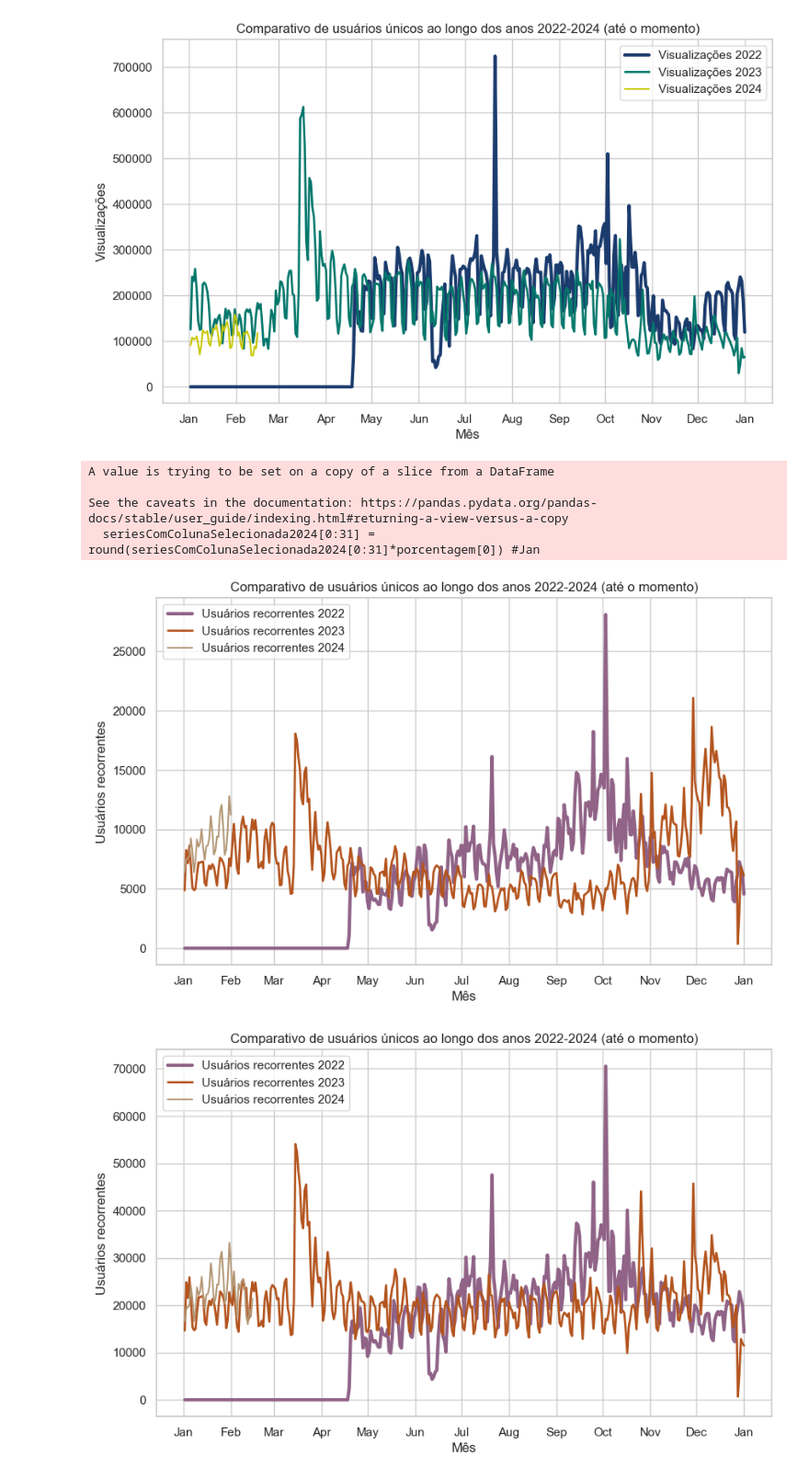
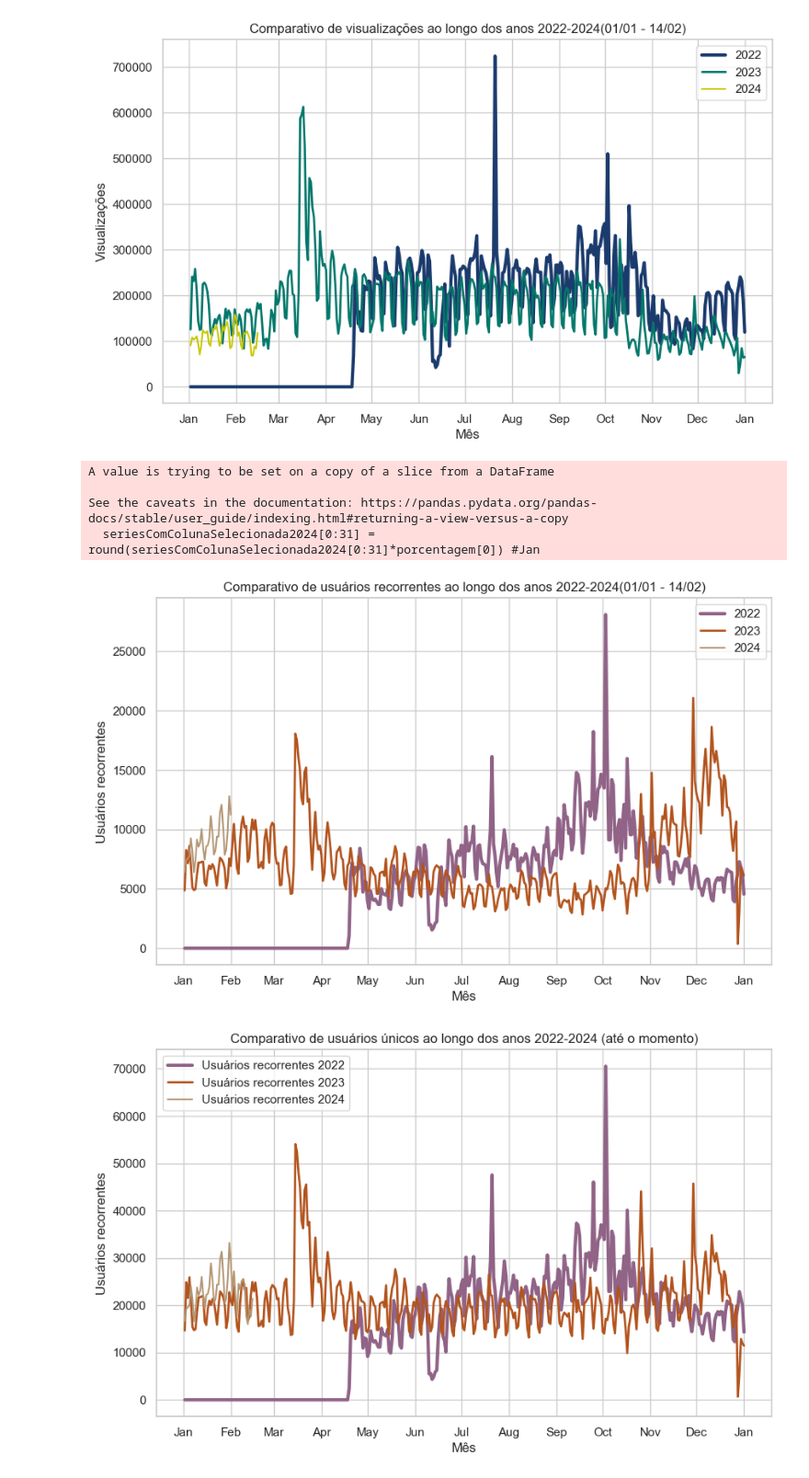
Before and after one commit to alisson002/Relat-rios-TN-e-JPN_Python, a Jupyter notebook: comparativos/graficosPython - linha.ipynb, the cells around one changed output. Shown at 92% size. Drawn from its saved outputs; the diff is of its cells as text; code cells hidden in the pictures.

```diff
--- a/comparativos/graficosPython - linha.ipynb
+++ b/comparativos/graficosPython - linha.ipynb
@@ -238,9 +238,9 @@ cores = ["#1B3B6D","#03776B","#C7C700"]
 # cores = ["#EE7B12", "#355424", "#ED3013", "#9EC274","#7AB","#EDA"]
 
 # Plotando o gráfico de linhas
-sns.lineplot(x="Nº dia", y="Visualizações", data=visualizacoes22, label="Visualizações 2022", linewidth=3, color=cores[0])
-sns.lineplot(x="Nº dia", y="Visualizações", data=visualizacoes23, label="Visualizações 2023", linewidth=2, color=cores[1])
-sns.lineplot(x="Nº dia", y="Visualizações", data=visualizacoes24, label="Visualizações 2024", linewidth=1.5, color=cores[2])
+sns.lineplot(x="Nº dia", y="Visualizações", data=visualizacoes22, label="2022", linewidth=3, color=cores[0])
+sns.lineplot(x="Nº dia", y="Visualizações", data=visualizacoes23, label="2023", linewidth=2, color=cores[1])
+sns.lineplot(x="Nº dia", y="Visualizações", data=visualizacoes24, label="2024", linewidth=1.5, color=cores[2])
 
 
 # Ajustando o intervalo entre as datas no eixo x
@@ -254,7 +254,7 @@ plt.gca().xaxis.set_major_formatter(mdates.DateFormatter('%b'))  # Exemplo: Jan
 # Adicionando rótulos e título ao gráfico
 plt.xlabel("Mês")
 #plt.ylabel("Alcance | Visitas | Seguidores")
-plt.title("Comparativo de usuários únicos ao longo dos anos 2022-2024 (até o momento)")
+plt.title("Comparativo de visualizações ao longo dos anos 2022-2024(01/01 - 14/02)")
 
 #plt.yticks([])
 
@@ -263,7 +263,7 @@ plt.legend()
 # Exibindo o gráfico
 plt.show()
 # %% [output]
-[figure, old version]
+[figure, new version]
 # %%
 # USUARIOS RECORRENTES
 recorrentes_inicio = encontrar_frase_em_csv(r'Portal\usuariosRec\2022\novosRec22.csv', 'Usuários recorrentes')
@@ -520,38 +520,38 @@ plt.figure(figsize=(10, 6))  # Definindo o tamanho da figura
 cores = ["#906387","#b3541e","#B39674"]
 
 # cores = ["#EE7B12", "#355424", "#ED3013", "#9EC274","#7AB","#EDA"]
 
 # Plotando o gráfico de linhas
-sns.lineplot(x="Nº dia", y="Usuários recorrentes", data=usuarios_recorrentes22, label="Usuários recorrentes 2022", linewidth=3, color=cores[0])
-sns.lineplot(x="Nº dia", y="Usuários recorrentes", data=usuarios_recorrentes23, label="Usuários recorrentes 2023", linewidth=2, color=cores[1])
-sns.lineplot(x="Nº dia", y="Usuários recorrentes", data=usuarios_recorrentes24, label="Usuários recorrentes 2024", linewidth=1.5, color=cores[2])
+sns.lineplot(x="Nº dia", y="Usuários recorrentes", data=usuarios_recorrentes22, label="2022", linewidth=3, color=cores[0])
+sns.lineplot(x="Nº dia", y="Usuários recorrentes", data=usuarios_recorrentes23, label="2023", linewidth=2, color=cores[1])
+sns.lineplot(x="Nº dia", y="Usuários recorrentes", data=usuarios_recorrentes24, label="2024", linewidth=1.5, color=cores[2])
 
 
 # Ajustando o intervalo entre as datas no eixo x
 plt.gca().xaxis.set_major_locator(mdates.MonthLocator())  # Intervalo de 1 dia
 
 # Formatando os rótulos do eixo x para incluir o nome do mês
 plt.gca().xaxis.set_major_formatter(mdates.DateFormatter('%b'))  # Exemplo: Jan 2024
 
 #plt.xticks(rotation=-90)
 
 # Adicionando rótulos e título ao gráfico
 plt.xlabel("Mês")
 #plt.ylabel("Alcance | Visitas | Seguidores")
-plt.title("Comparativo de usuários únicos ao longo dos anos 2022-2024 (até o momento)")
+plt.title("Comparativo de usuários recorrentes ao longo dos anos 2022-2024(01/01 - 14/02)")
 
 #plt.yticks([])
 
 plt.legend()
 
 # Exibindo o gráfico
 plt.show()
 # %% [output]
 A value is trying to be set on a copy of a slice from a DataFrame
 
 See the caveats in the documentation: https://pandas.pydata.org/pandas-docs/stable/user_guide/indexing.html#returning-a-view-versus-a-copy
   seriesComColunaSelecionada2024[0:31] = round(seriesComColunaSelecionada2024[0:31]*porcentagem[0]) #Jan
-[figure, old version]
+[figure, new version]
 # %%
 # USUARIOS RECORRENTES
 recorrentes_inicio = encontrar_frase_em_csv(r'Portal\usuariosRec\2022\novosRec22.csv', 'Usuários recorrentes')
```
Also changed, not shown: parts of 2 cells of this notebook, 3 other files.
